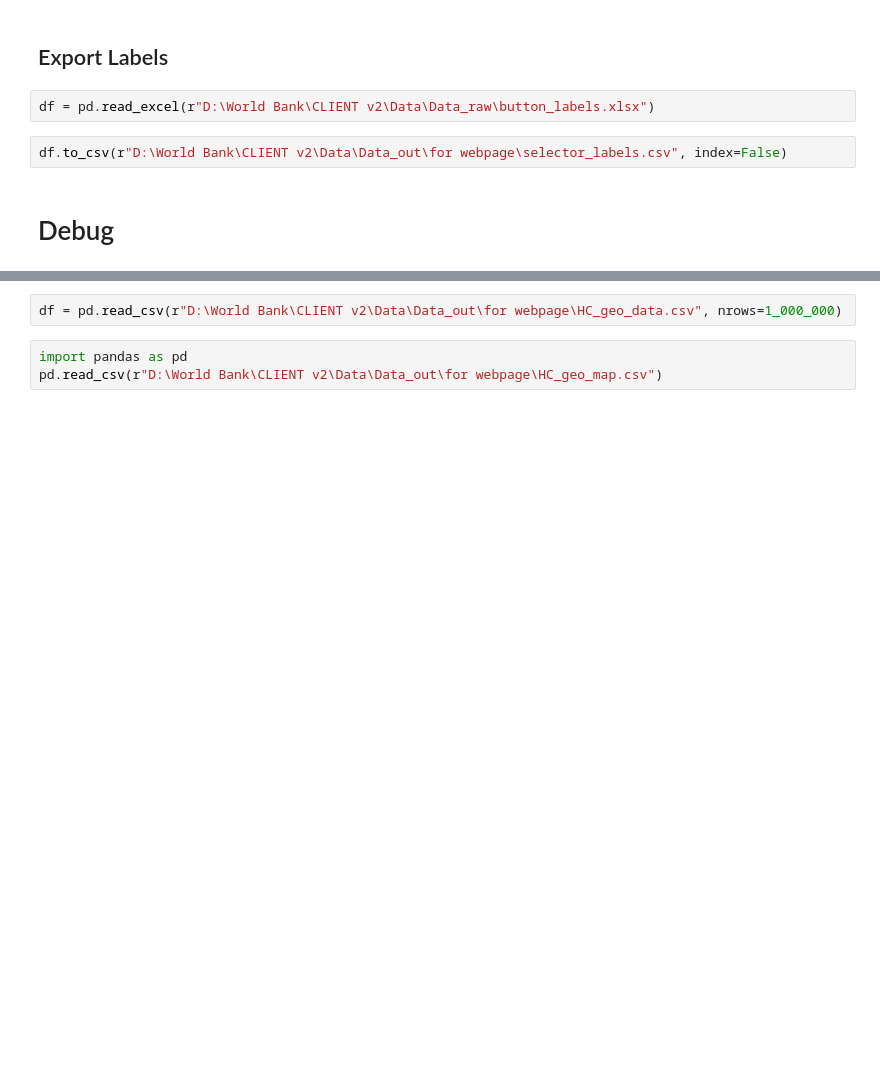
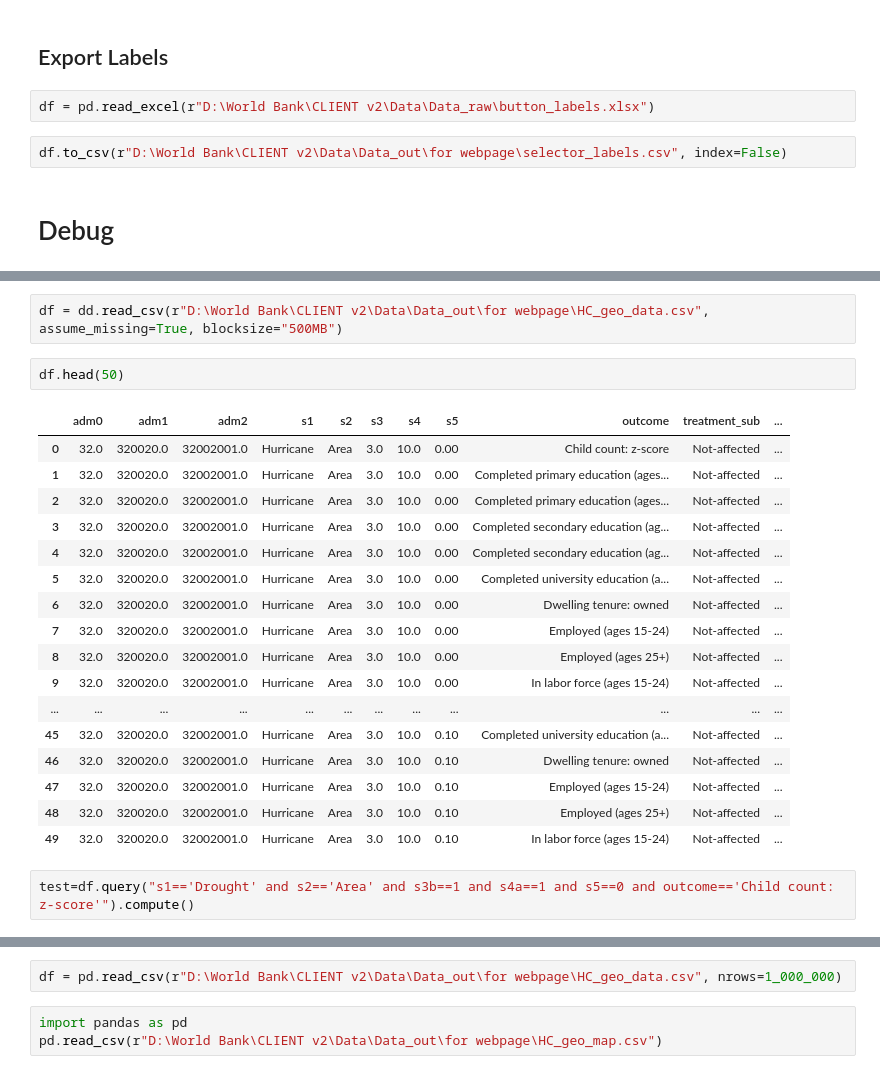
Before and after one commit to Queeno11/CLIENT-v2, a Jupyter notebook: 06_bases_webpage.ipynb, the cells around one changed output, grey strips where cells are left out. Cells and saved outputs as stored; diff of their text form; blank space fills up the shorter version.

```diff
--- a/06_bases_webpage.ipynb
+++ b/06_bases_webpage.ipynb
@@ -306,0 +316,24 @@ df.to_csv(r"D:\World Bank\CLIENT v2\Data\Data_out\for webpage\selector_labels.cs
+# %%
+df = dd.read_csv(r"D:\World Bank\CLIENT v2\Data\Data_out\for webpage\HC_geo_data.csv", assume_missing=True, blocksize="500MB")
+# %%
+df.head(50)
+# %% [output]
+|  | adm0 | adm1 | adm2 | s1 | s2 | s3 | s4 | s5 | outcome | treatment_sub | ... |
+| 0 | 32.0 | 320020.0 | 32002001.0 | Hurricane | Area | 3.0 | 10.0 | 0.00 | Child count: z-score | Not-affected | ... |
+| 1 | 32.0 | 320020.0 | 32002001.0 | Hurricane | Area | 3.0 | 10.0 | 0.00 | Completed primary education (ages... | Not-affected | ... |
+| 2 | 32.0 | 320020.0 | 32002001.0 | Hurricane | Area | 3.0 | 10.0 | 0.00 | Completed primary education (ages... | Not-affected | ... |
+| 3 | 32.0 | 320020.0 | 32002001.0 | Hurricane | Area | 3.0 | 10.0 | 0.00 | Completed secondary education (ag... | Not-affected | ... |
+| 4 | 32.0 | 320020.0 | 32002001.0 | Hurricane | Area | 3.0 | 10.0 | 0.00 | Completed secondary education (ag... | Not-affected | ... |
+| 5 | 32.0 | 320020.0 | 32002001.0 | Hurricane | Area | 3.0 | 10.0 | 0.00 | Completed university education (a... | Not-affected | ... |
+| 6 | 32.0 | 320020.0 | 32002001.0 | Hurricane | Area | 3.0 | 10.0 | 0.00 | Dwelling tenure: owned | Not-affected | ... |
+| 7 | 32.0 | 320020.0 | 32002001.0 | Hurricane | Area | 3.0 | 10.0 | 0.00 | Employed (ages 15-24) | Not-affected | ... |
+| 8 | 32.0 | 320020.0 | 32002001.0 | Hurricane | Area | 3.0 | 10.0 | 0.00 | Employed (ages 25+) | Not-affected | ... |
+| 9 | 32.0 | 320020.0 | 32002001.0 | Hurricane | Area | 3.0 | 10.0 | 0.00 | In labor force (ages 15-24) | Not-affected | ... |
+| ... | ... | ... | ... | ... | ... | ... | ... | ... | ... | ... | ... |
+| 45 | 32.0 | 320020.0 | 32002001.0 | Hurricane | Area | 3.0 | 10.0 | 0.10 | Completed university education (a... | Not-affected | ... |
+| 46 | 32.0 | 320020.0 | 32002001.0 | Hurricane | Area | 3.0 | 10.0 | 0.10 | Dwelling tenure: owned | Not-affected | ... |
+| 47 | 32.0 | 320020.0 | 32002001.0 | Hurricane | Area | 3.0 | 10.0 | 0.10 | Employed (ages 15-24) | Not-affected | ... |
+| 48 | 32.0 | 320020.0 | 32002001.0 | Hurricane | Area | 3.0 | 10.0 | 0.10 | Employed (ages 25+) | Not-affected | ... |
+| 49 | 32.0 | 320020.0 | 32002001.0 | Hurricane | Area | 3.0 | 10.0 | 0.10 | In labor force (ages 15-24) | Not-affected | ... |
+# %%
+test=df.query("s1=='Drought' and s2=='Area' and s3b==1 and s4a==1 and s5==0 and outcome=='Child count: z-score'").compute()
```
Also changed, not shown: parts of 4 cells of this notebook.
